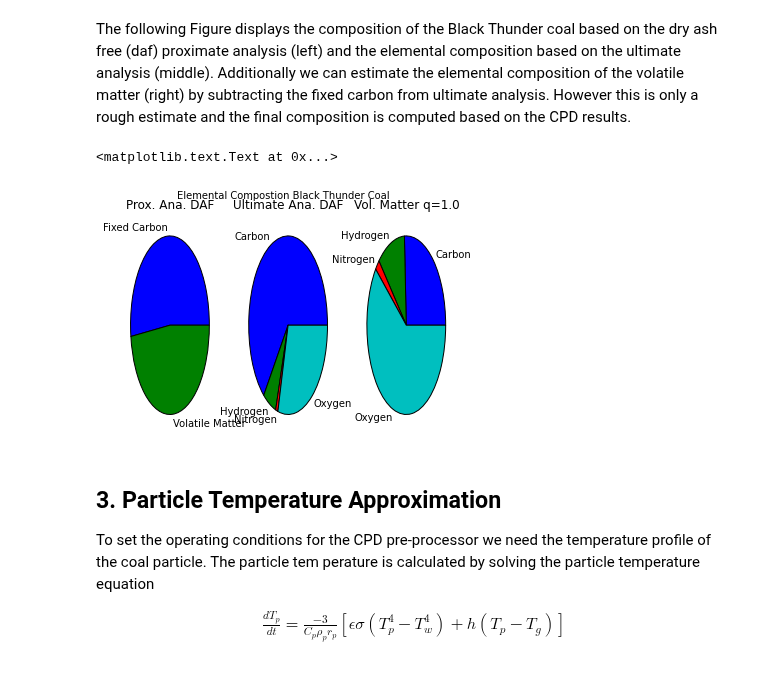
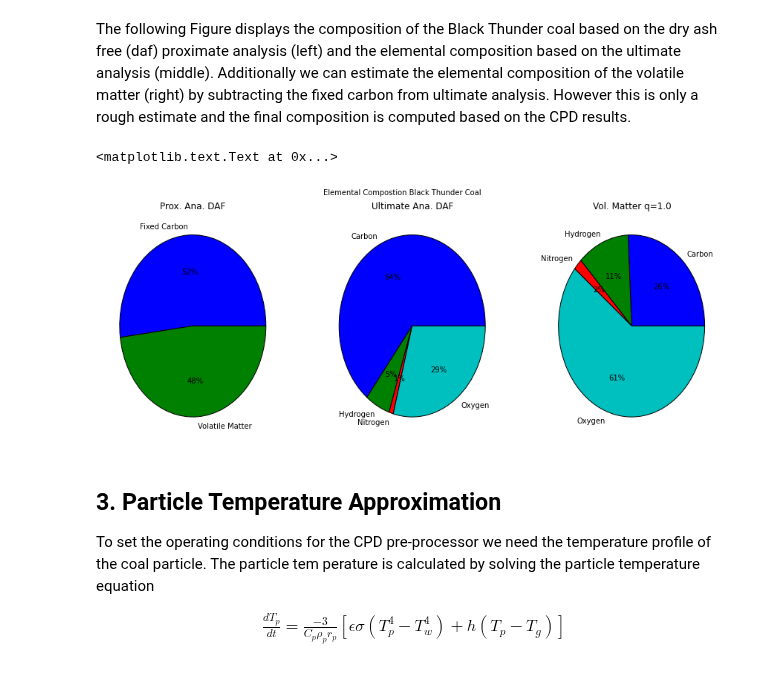
Before and after one commit to ostein/notebooks, a Jupyter notebook: pkp/BlackThunder.ipynb, the cells around one changed output. Saved outputs shown, nothing was run; the diff lists cells and outputs as text; code cells hidden in the pictures.

Commit message:
nicer pie charts

```diff
--- a/pkp/BlackThunder.ipynb
+++ b/pkp/BlackThunder.ipynb
@@ -38,7 +38,7 @@ last modifaction:  29/05/2015 at 11:42:29
 # Plot Templates
 def plt_pie(ax, a, title):
     ua = zip(*[(label, value) for label, value in a.iteritems()])
-    ax.pie(ua[1], labels=ua[0])
+    ax.pie(ua[1], labels=ua[0], autopct='%.0f%%')
     ax.set_title(title)
 
 def plt_bar(f, ax ,a, label_, pattern, offs=0.0):
@@ -197,13 +197,15 @@ coal = Coal(input_dict['Coal'])
 The following Figure displays the composition of the Black Thunder coal based on the dry ash free (daf) proximate analysis (left) and the elemental composition based on the ultimate analysis (middle). Additionally we can estimate the elemental composition of the volatile matter (right) by subtracting the fixed carbon from ultimate analysis. However this is only a rough estimate and the final composition is computed based on the CPD results.
 # %%
 f, ax = plt.subplots(1,3)
+f.set_figwidth(15)
+f.set_figheight(5.5)
 plt_pie(ax[0], coal.pa_daf, "Prox. Ana. DAF")
 plt_pie(ax[1], coal.ua, "Ultimate Ana. DAF")
 plt_pie(ax[2], coal.ua_vm, "Vol. Matter q=1.0")
 plt.suptitle("Elemental Compostion Black Thunder Coal")
 # %% [output]
 <matplotlib.text.Text at 0x...>
-[figure, old version]
+[figure, new version]
 # %% [markdown]
 ## 3. Particle Temperature Approximation
 
```
